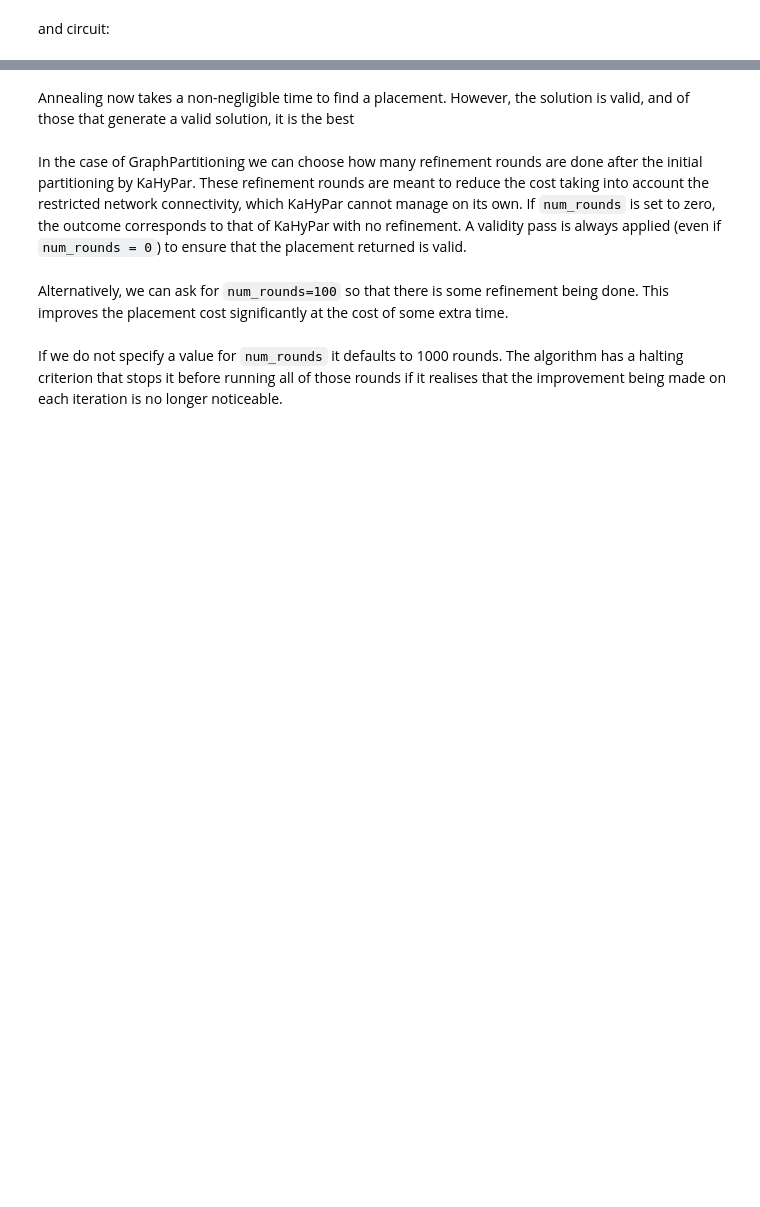
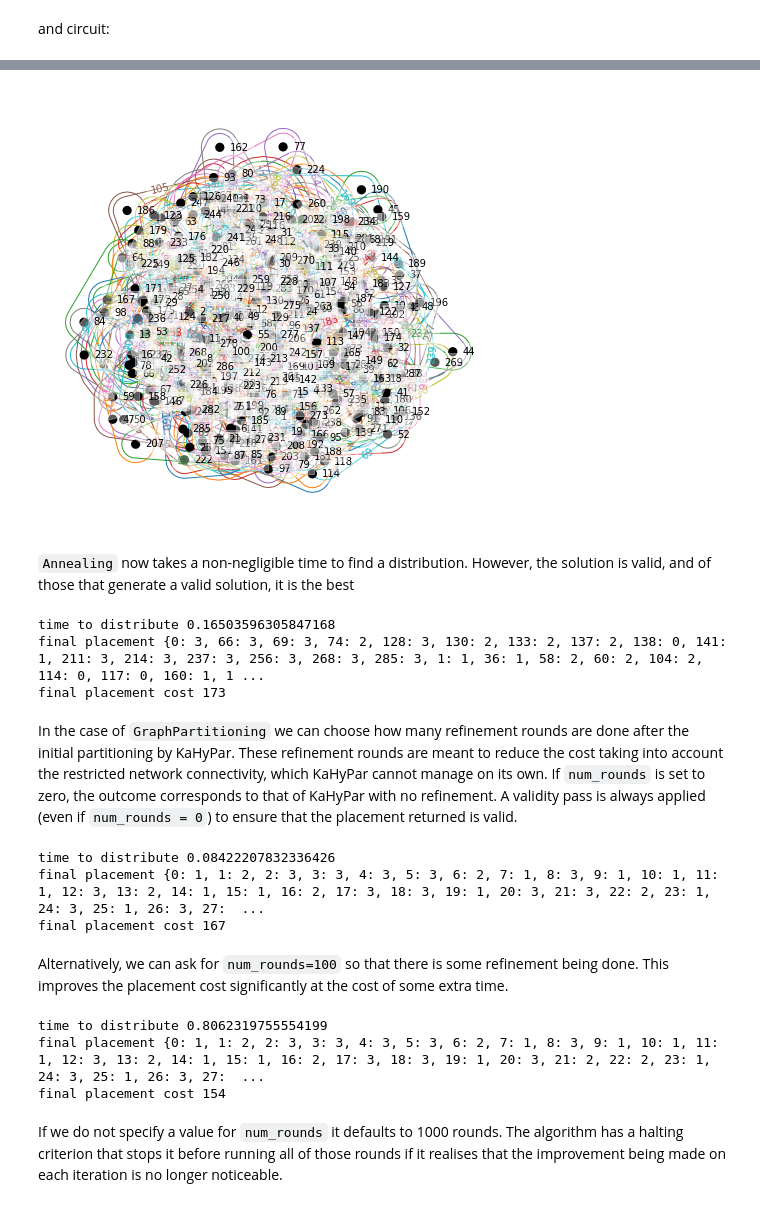
Before and after one commit to CQCL/pytket-dqc, a Jupyter notebook: example_notebook.ipynb, the cells around one changed output, grey strips where cells are left out. Drawn from its saved outputs; the diff is of its cells as text; code cells hidden in the pictures; blank space fills up the shorter version.

```diff
--- a/example_notebook.ipynb
+++ b/example_notebook.ipynb
@@ -185,9 +197,9 @@ network.draw_nisq_network()
 # %% [markdown]
 and circuit:
 # %%
-from pytket_dqc.circuits import RegularGraphDistributedCircuit
-from pytket.circuit.display import render_circuit_jupyter
+from pytket_dqc.circuits import RegularGraphHypergraphCircuit
 
-dist_circ = RegularGraphDistributedCircuit(34,3,5)
+dist_circ = RegularGraphHypergraphCircuit(34,3,5)
 render_circuit_jupyter(dist_circ.circuit)
 dist_circ.draw()
+# %% [output]
@@ -194,40 +207,40 @@ dist_circ.draw()
+[figure, added]
 # %% [markdown]
-Annealing now takes a non-negligible time to find a placement. However, the solution is valid, and of those that generate a valid solution, it is the best
+`Annealing` now takes a non-negligible time to find a distribution. However, the solution is valid, and of those that generate a valid solution, it is the best
 # %%
-from pytket_dqc.distributors import Annealing
-import time
-
-distributor = Annealing()
-
 start = time.time()
-placement = distributor.distribute(dist_circ, network)
+distribution = annealing_alloc.allocate(dist_circ, network)
 print("time to distribute", time.time() - start)
-print("final placement", placement.placement)
-print("final placement cost", placement.cost(dist_circ, network))
+print("final placement", distribution.placement)
+print("final placement cost", distribution.placement.cost(dist_circ, network))
+# %% [output]
+time to distribute 0.16503596305847168
+final placement {0: 3, 66: 3, 69: 3, 74: 2, 128: 3, 130: 2, 133: 2, 137: 2, 138: 0, 141: 1, 211: 3, 214: 3, 237: 3, 256: 3, 268: 3, 285: 3, 1: 1, 36: 1, 58: 2, 60: 2, 104: 2, 114: 0, 117: 0, 160: 1, 1 ...
+final placement cost 173
 # %% [markdown]
-In the case of GraphPartitioning we can choose how many refinement rounds are done after the initial partitioning by KaHyPar. These refinement rounds are meant to reduce the cost taking into account the restricted network connectivity, which KaHyPar cannot manage on its own. If `num_rounds` is set to zero, the outcome corresponds to that of KaHyPar with no refinement. A validity pass is always applied (even if `num_rounds = 0`) to ensure that the placement returned is valid.
+In the case of `GraphPartitioning` we can choose how many refinement rounds are done after the initial partitioning by KaHyPar. These refinement rounds are meant to reduce the cost taking into account the restricted network connectivity, which KaHyPar cannot manage on its own. If `num_rounds` is set to zero, the outcome corresponds to that of KaHyPar with no refinement. A validity pass is always applied (even if `num_rounds = 0`) to ensure that the placement returned is valid.
 # %%
-from pytket_dqc.distributors import GraphPartitioning
-
-distributor = GraphPartitioning()
-
 start = time.time()
-placement = distributor.distribute(dist_circ, network, num_rounds=0)
+distribution = hypergraph_alloc.allocate(dist_circ, network, num_rounds=0)
 print("time to distribute", time.time() - start)
-print("final placement", placement.placement)
-print("final placement cost", placement.cost(dist_circ, network))
+print("final placement", distribution.placement)
+print("final placement cost", distribution.placement.cost(dist_circ, network))
+# %% [output]
+time to distribute 0.08422207832336426
+final placement {0: 1, 1: 2, 2: 3, 3: 3, 4: 3, 5: 3, 6: 2, 7: 1, 8: 3, 9: 1, 10: 1, 11: 1, 12: 3, 13: 2, 14: 1, 15: 1, 16: 2, 17: 3, 18: 3, 19: 1, 20: 3, 21: 3, 22: 2, 23: 1, 24: 3, 25: 1, 26: 3, 27:  ...
+final placement cost 167
 # %% [markdown]
 Alternatively, we can ask for `num_rounds=100` so that there is some refinement being done. This improves the placement cost significantly at the cost of some extra time.
 # %%
-from pytket_dqc.distributors import GraphPartitioning
-
-distributor = GraphPartitioning()
-
 start = time.time()
-placement = distributor.distribute(dist_circ, network, num_rounds=100)
+distribution = hypergraph_alloc.allocate(dist_circ, network, num_rounds=100)
 print("time to distribute", time.time() - start)
-print("final placement", placement.placement)
-print("final placement cost", placement.cost(dist_circ, network))
+print("final placement", distribution.placement)
+print("final placement cost", distribution.placement.cost(dist_circ, network))
+# %% [output]
+time to distribute 0.8062319755554199
+final placement {0: 1, 1: 2, 2: 3, 3: 3, 4: 3, 5: 3, 6: 2, 7: 1, 8: 3, 9: 1, 10: 1, 11: 1, 12: 3, 13: 2, 14: 1, 15: 1, 16: 2, 17: 3, 18: 3, 19: 1, 20: 3, 21: 2, 22: 2, 23: 1, 24: 3, 25: 1, 26: 3, 27:  ...
+final placement cost 154
 # %% [markdown]
 If we do not specify a value for `num_rounds` it defaults to 1000 rounds. The algorithm has a halting criterion that stops it before running all of those rounds if it realises that the improvement being made on each iteration is no longer noticeable.
 # %% [markdown]
```
Also changed, not shown: parts of 46 cells of this notebook, 1 other file.
